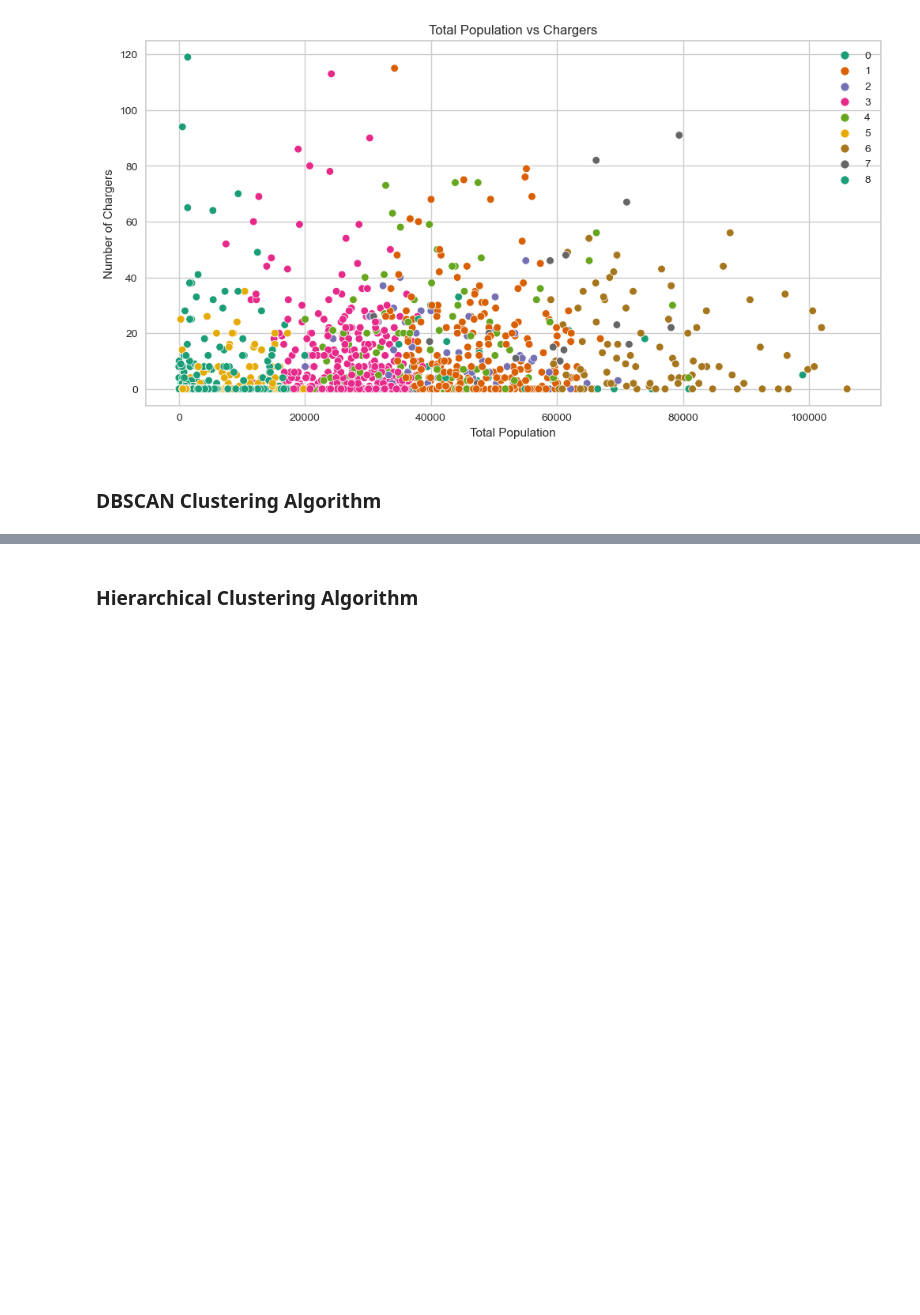
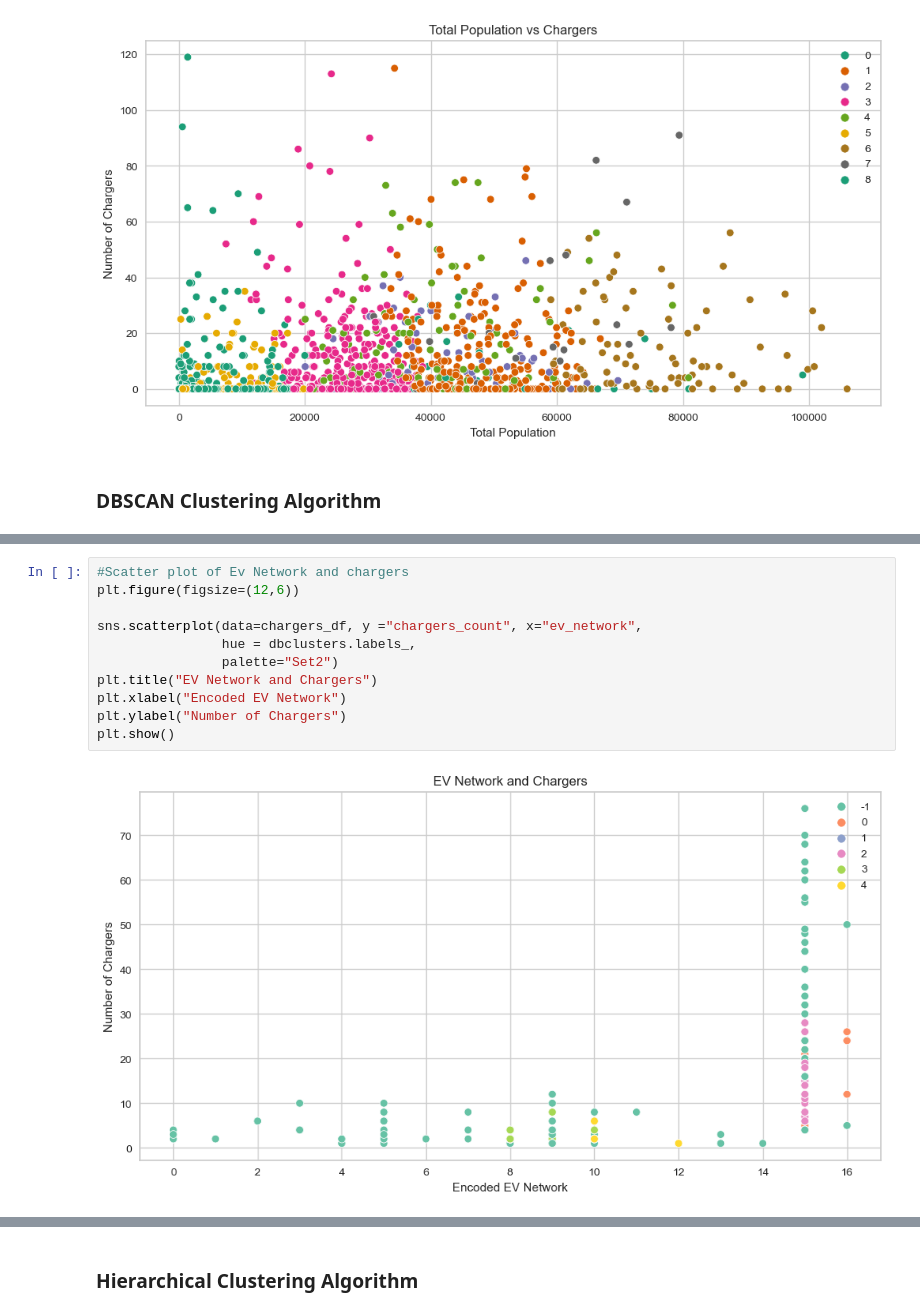
Before and after one commit to sunilha/evchargers, a Jupyter notebook: capstone.ipynb, the cells around one changed output, grey strips where cells are left out. Saved outputs shown, nothing was run; the diff lists cells and outputs as text; blank space fills up the shorter version.

```diff
--- a/capstone.ipynb
+++ b/capstone.ipynb
@@ -651,0 +739,13 @@ plt.show()
+# %%
+#Scatter plot of Ev Network and chargers
+plt.figure(figsize=(12,6))
+
+sns.scatterplot(data=chargers_df, y ="chargers_count", x="ev_network",
+                hue = dbclusters.labels_,
+                palette="Set2")
+plt.title("EV Network and Chargers")
+plt.xlabel("Encoded EV Network")
+plt.ylabel("Number of Chargers")
+plt.show()
+# %% [output]
+[figure, added]
```
Also changed, not shown: parts of 43 cells of this notebook.
